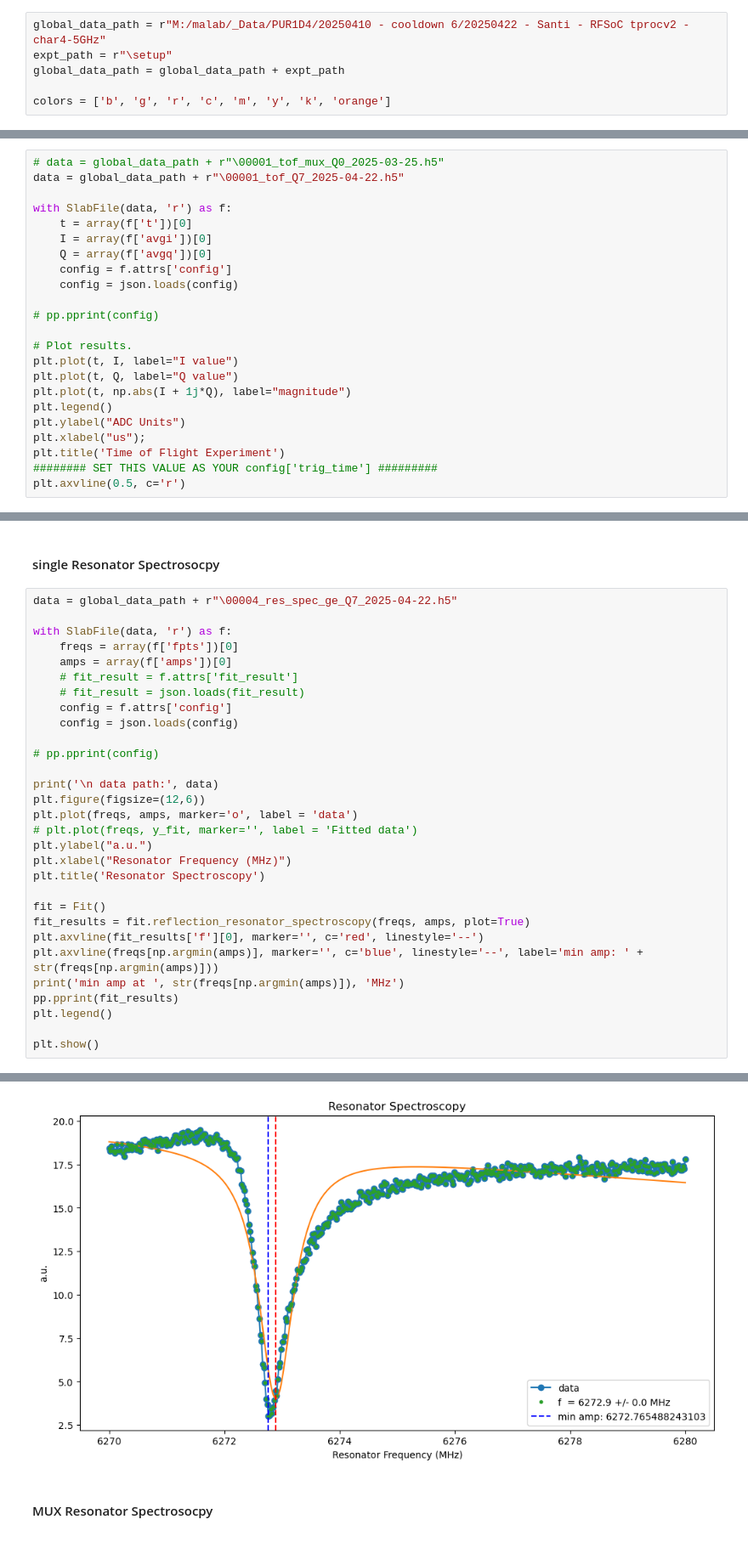
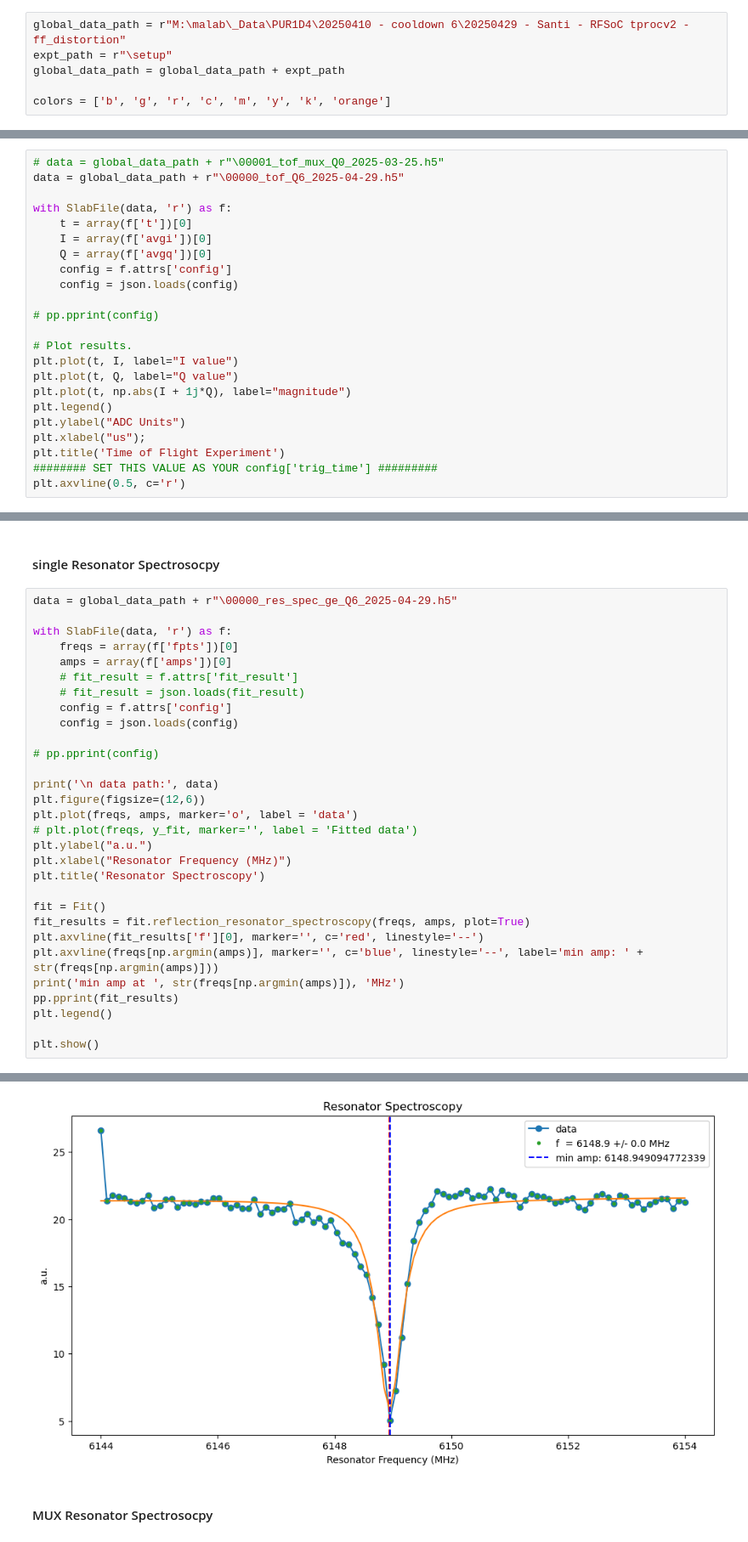
Before and after one commit to ma-quantumlab/QICK-tprocv2-Code, a Jupyter notebook: qubit_char_data_analysis.ipynb, the cells around one changed output, grey strips where cells are left out. Shown at 85% size. Cells and saved outputs as stored; diff of their text form.

```diff
--- a/qubit_char_data_analysis.ipynb
+++ b/qubit_char_data_analysis.ipynb
@@ -24,5 +24,5 @@ Could not load InstrumentManagerWindow
 # %%
-global_data_path = r"M:/malab/_Data/PUR1D4/20250410 - cooldown 6/20250422 - Santi - RFSoC tprocv2 - char4-5GHz"
+global_data_path = r"M:\malab\_Data\PUR1D4\20250410 - cooldown 6\20250429 - Santi - RFSoC tprocv2 - ff_distortion"
 expt_path = r"\setup"
 global_data_path = global_data_path + expt_path
 
@@ -31,7 +31,7 @@ colors = ['b', 'g', 'r', 'c', 'm', 'y', 'k', 'orange']
 ### Time Of Flight
 # %%
 # data = global_data_path + r"\00001_tof_mux_Q0_2025-03-25.h5"
-data = global_data_path + r"\00001_tof_Q7_2025-04-22.h5"
+data = global_data_path + r"\00000_tof_Q6_2025-04-29.h5"
 
 with SlabFile(data, 'r') as f:
     t = array(f['t'])[0]
@@ -60,7 +60,7 @@ plt.axvline(0.5, c='r')
 # %% [markdown]
 #### single Resonator Spectrosocpy
 # %%
-data = global_data_path + r"\00004_res_spec_ge_Q7_2025-04-22.h5"
+data = global_data_path + r"\00000_res_spec_ge_Q6_2025-04-29.h5"
 
 with SlabFile(data, 'r') as f:
     freqs = array(f['fpts'])[0]
@@ -102,4 +102,4 @@ min amp at  6272.765488243103 MHz
-[figure, old version]
+[figure, new version]
 # %% [markdown]
 #### MUX Resonator Spectrosocpy
 # %%
```
Also changed, not shown: parts of 6 cells of this notebook, 9 other files.
